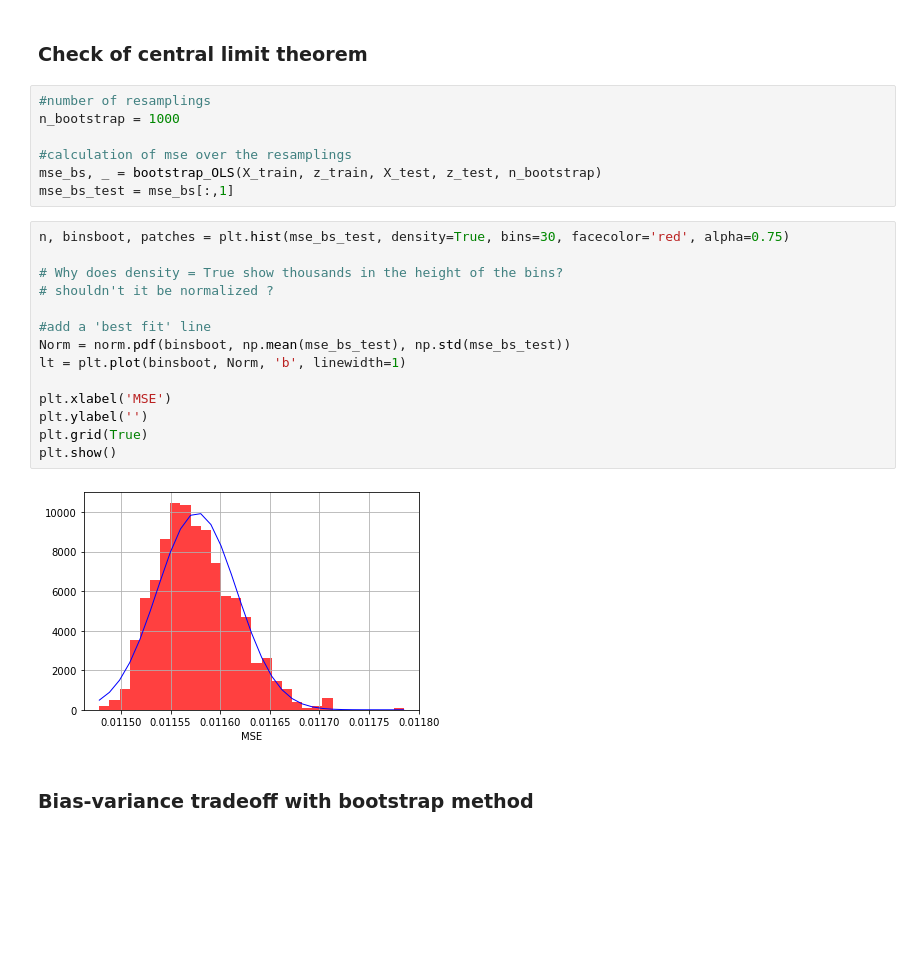
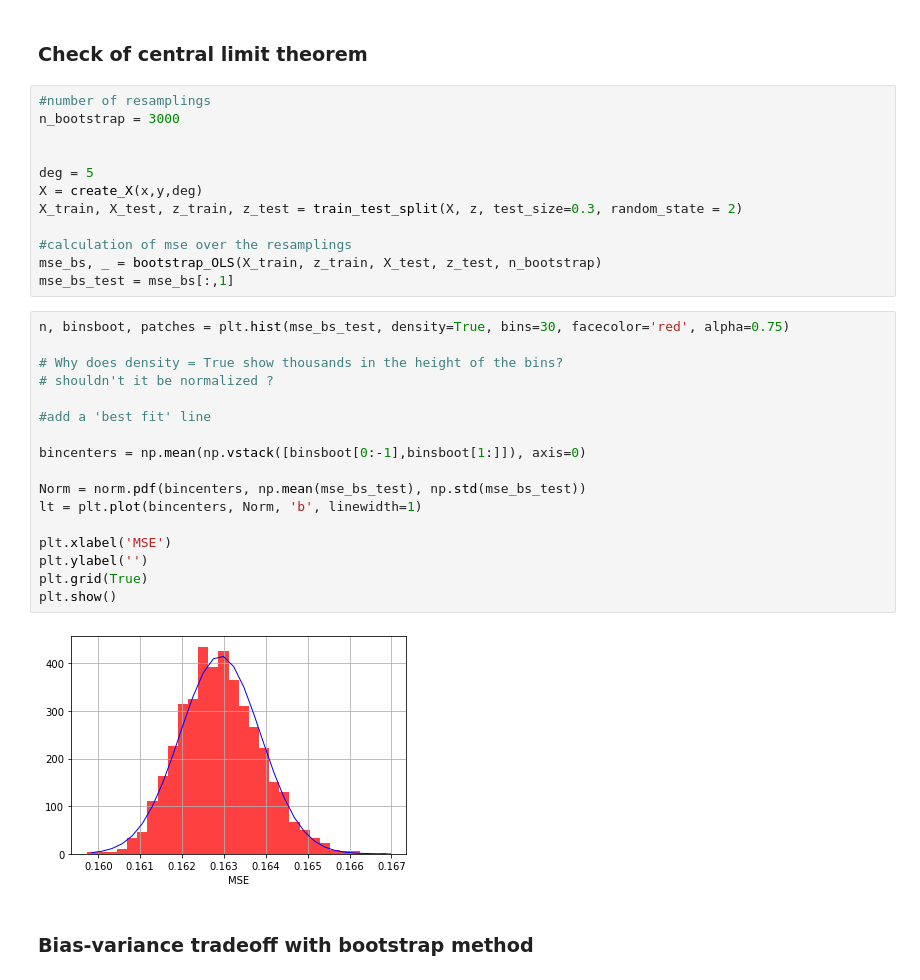
Before and after one commit to engyssimo/MLProjectNucphys, a Jupyter notebook: Project1/Project1.ipynb, the cells around one changed output. Drawn from its saved outputs; the diff is of its cells as text; blank space fills up the shorter version.

```diff
--- a/Project1/Project1.ipynb
+++ b/Project1/Project1.ipynb
@@ -260,7 +258,12 @@ def bootstrap_OLS(X_train, z_train, X_test, z_test, n_bootstrap):
 ### Check of central limit theorem
 # %%
 #number of resamplings
-n_bootstrap = 1000
+n_bootstrap = 3000
+
+
+deg = 5
+X = create_X(x,y,deg)
+X_train, X_test, z_train, z_test = train_test_split(X, z, test_size=0.3, random_state = 2)
 
 #calculation of mse over the resamplings
 mse_bs, _ = bootstrap_OLS(X_train, z_train, X_test, z_test, n_bootstrap)
@@ -268,19 +271,22 @@ mse_bs_test = mse_bs[:,1]
 # %%
 n, binsboot, patches = plt.hist(mse_bs_test, density=True, bins=30, facecolor='red', alpha=0.75)
 
 # Why does density = True show thousands in the height of the bins?
 # shouldn't it be normalized ?
 
 #add a 'best fit' line
-Norm = norm.pdf(binsboot, np.mean(mse_bs_test), np.std(mse_bs_test))
-lt = plt.plot(binsboot, Norm, 'b', linewidth=1)
+
+bincenters = np.mean(np.vstack([binsboot[0:-1],binsboot[1:]]), axis=0)
+
+Norm = norm.pdf(bincenters, np.mean(mse_bs_test), np.std(mse_bs_test))
+lt = plt.plot(bincenters, Norm, 'b', linewidth=1)
 
 plt.xlabel('MSE')
 plt.ylabel('')
 plt.grid(True)
 plt.show()
 # %% [output]
-[figure, old version]
+[figure, new version]
 # %% [markdown]
 ### Bias-variance tradeoff with bootstrap method
 # %%
```
Also changed, not shown: parts of 14 cells of this notebook.
